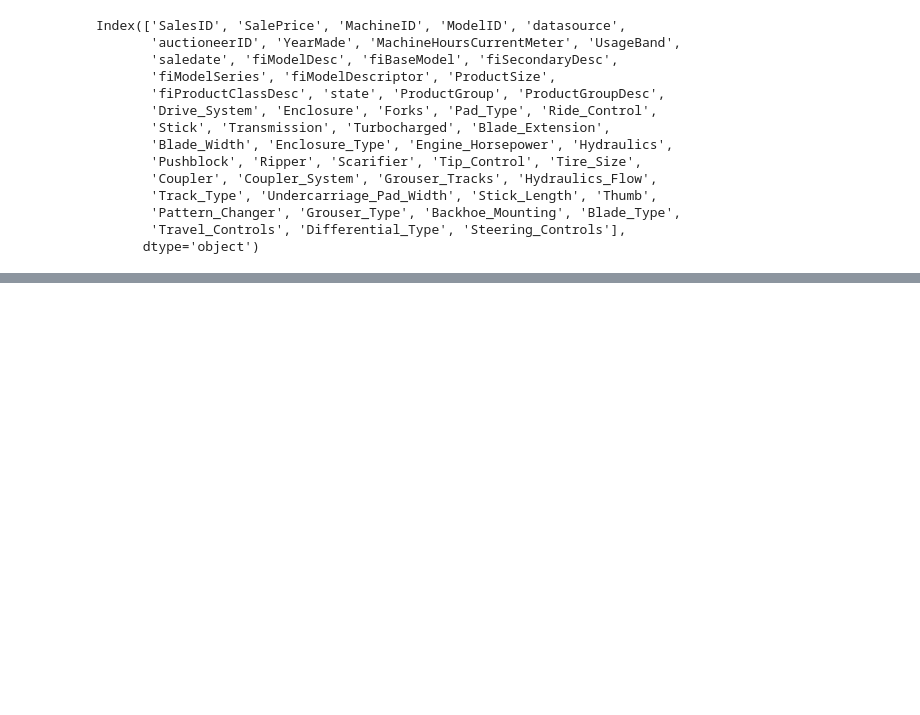
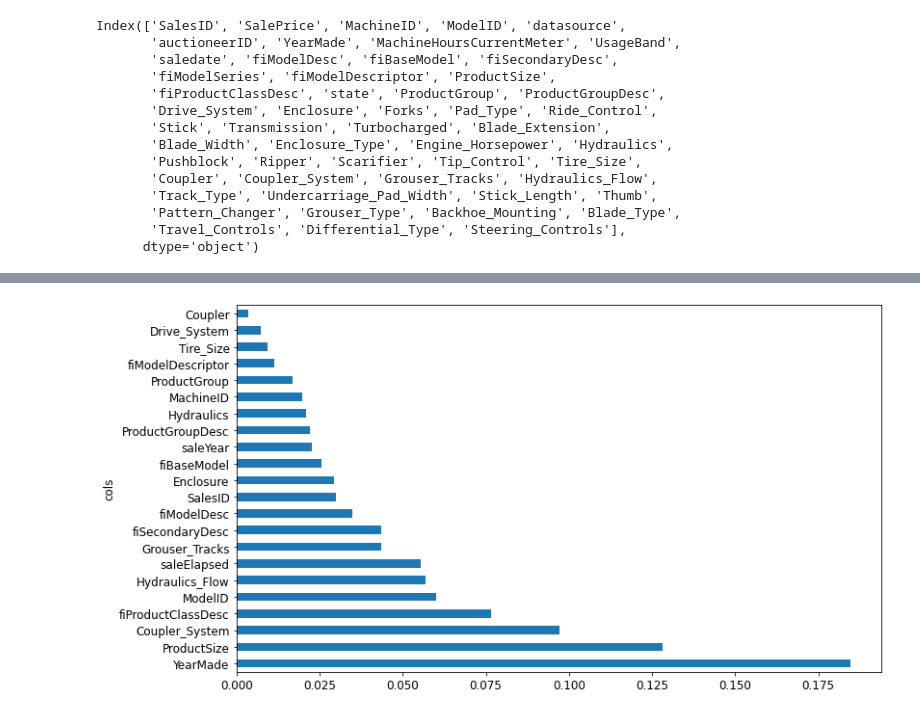
Before and after one commit to KenichiQaz/ML_Learning, a Jupyter notebook: Own_Try9.ipynb, the cells around one changed output, grey strips where cells are left out. Saved outputs shown, nothing was run; the diff lists cells and outputs as text; code cells hidden in the pictures; blank space fills up the shorter version.

```diff
--- a/Own_Try9.ipynb
+++ b/Own_Try9.ipynb
@@ -77,0 +209,5 @@ df[dep_var] = np.log(df[dep_var])
+# %%
+# Plot new feature importance chart
+plot_fi(rf_feat_importance(m, xs_imp));
+# %% [output]
+[figure, added]
```
Also changed, not shown: parts of 50 cells of this notebook.
